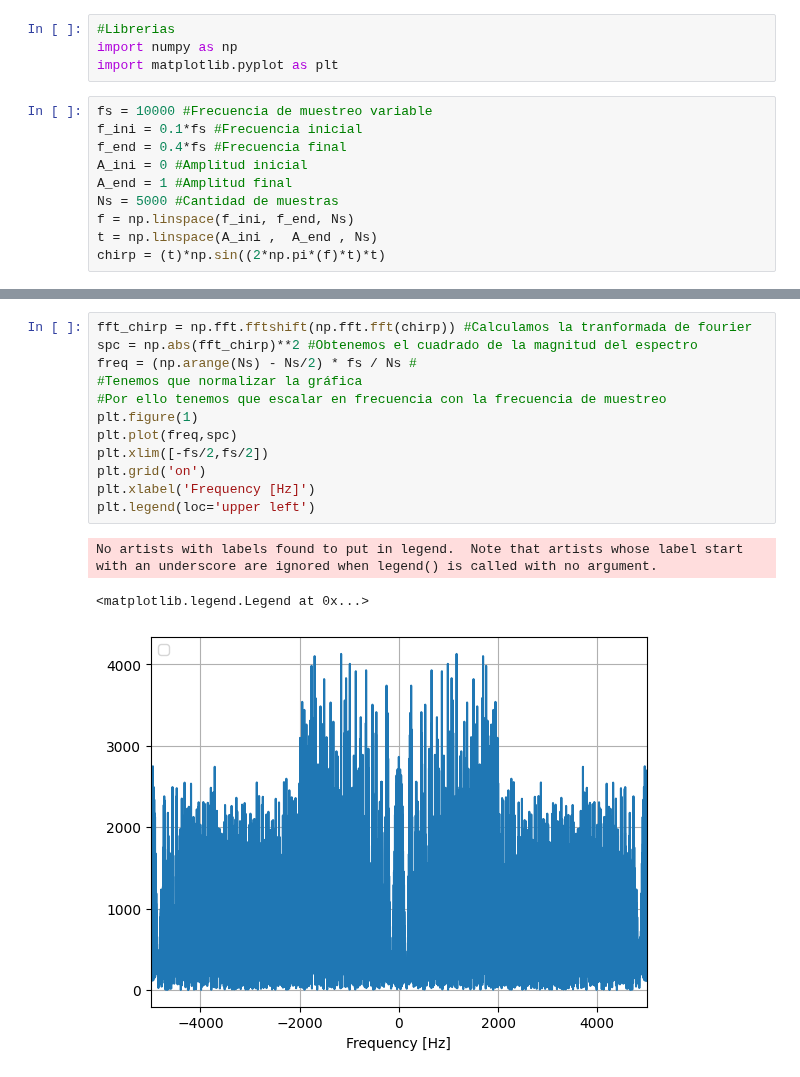
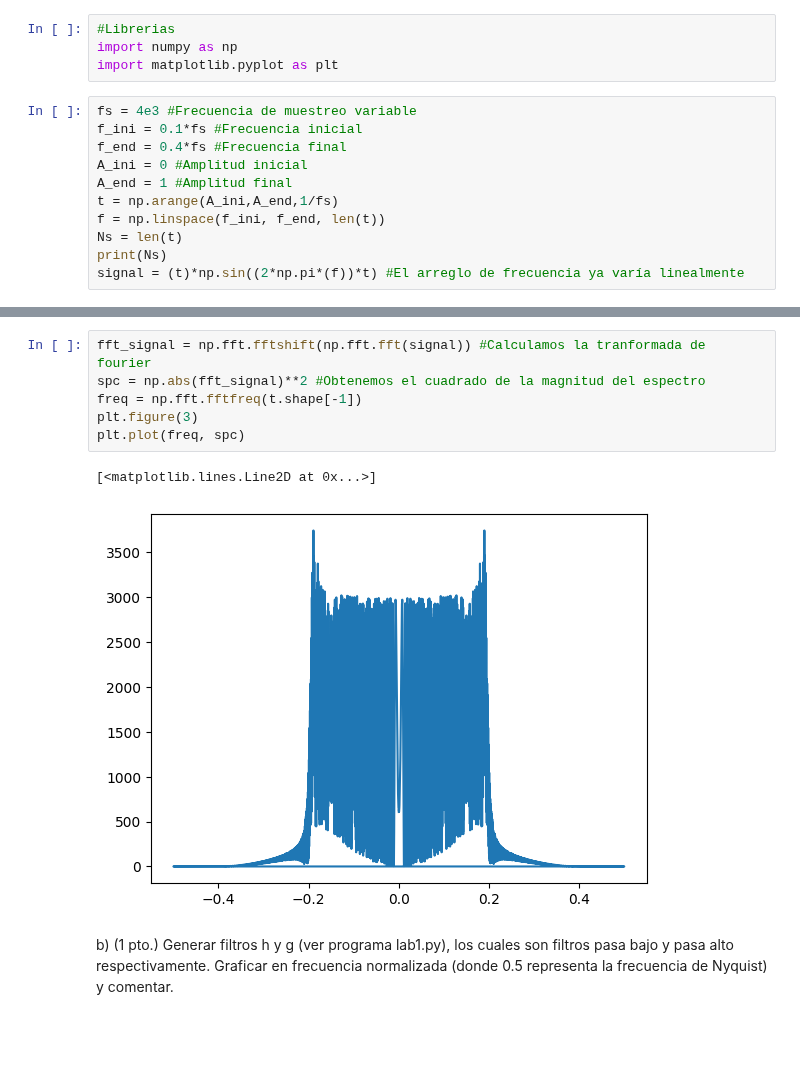
Before and after one commit to ExampleToFollow/PracticasPDS, a Jupyter notebook: Lab1/informePrevio.ipynb, the cells around one changed output, grey strips where cells are left out. Cells and saved outputs as stored; diff of their text form; blank space fills up the shorter version.

```diff
--- a/Lab1/informePrevio.ipynb
+++ b/Lab1/informePrevio.ipynb
@@ -13,12 +20,13 @@ a 1. Mostrar la se˜nal y su espectro en frecuencia normalizada. Comentar.
 import numpy as np
 import matplotlib.pyplot as plt
 # %%
-fs = 10000 #Frecuencia de muestreo variable
+fs = 4e3 #Frecuencia de muestreo variable
 f_ini = 0.1*fs #Frecuencia inicial
 f_end = 0.4*fs #Frecuencia final
 A_ini = 0 #Amplitud inicial
 A_end = 1 #Amplitud final
-Ns = 5000 #Cantidad de muestras
-f = np.linspace(f_ini, f_end, Ns)
-t = np.linspace(A_ini ,  A_end , Ns)
-chirp = (t)*np.sin((2*np.pi*(f)*t)*t)
+t = np.arange(A_ini,A_end,1/fs)
+f = np.linspace(f_ini, f_end, len(t))
+Ns = len(t)
+print(Ns)
+signal = (t)*np.sin((2*np.pi*(f))*t) #El arreglo de frecuencia ya varía linealmente
@@ -36,16 +46,13 @@ Text(0.5, 1.0, 'Señal chirp en el dominio del tiempo')
 # %%
-fft_chirp = np.fft.fftshift(np.fft.fft(chirp)) #Calculamos la tranformada de fourier
-spc = np.abs(fft_chirp)**2 #Obtenemos el cuadrado de la magnitud del espectro
-freq = (np.arange(Ns) - Ns/2) * fs / Ns #
-#Tenemos que normalizar la gráfica
-#Por ello tenemos que escalar en frecuencia con la frecuencia de muestreo
-plt.figure(1)
-plt.plot(freq,spc)
-plt.xlim([-fs/2,fs/2])
-plt.grid('on')
-plt.xlabel('Frequency [Hz]')
-plt.legend(loc='upper left')
+fft_signal = np.fft.fftshift(np.fft.fft(signal)) #Calculamos la tranformada de fourier
+spc = np.abs(fft_signal)**2 #Obtenemos el cuadrado de la magnitud del espectro
+freq = np.fft.fftfreq(t.shape[-1])
+plt.figure(3)
+plt.plot(freq, spc)
 # %% [output]
-No artists with labels found to put in legend.  Note that artists whose label start with an underscore are ignored when legend() is called with no argument.
+[<matplotlib.lines.Line2D at 0x...>]
-<matplotlib.legend.Legend at 0x...>
-[figure, old version]
+[figure, new version]
+# %% [markdown]
+b) (1 pto.) Generar filtros h y g (ver programa lab1.py), los cuales son filtros
+pasa bajo y pasa alto respectivamente. Graficar en frecuencia normalizada
+(donde 0.5 representa la frecuencia de Nyquist) y comentar.
```
Also changed, not shown: parts of 22 cells of this notebook, 4 other files.
